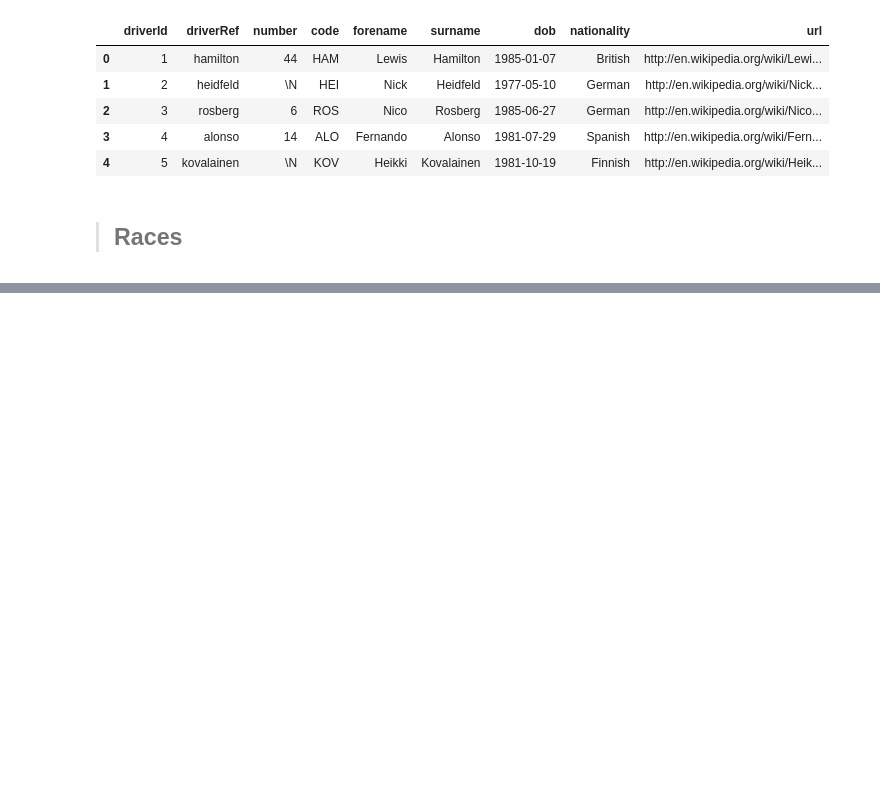
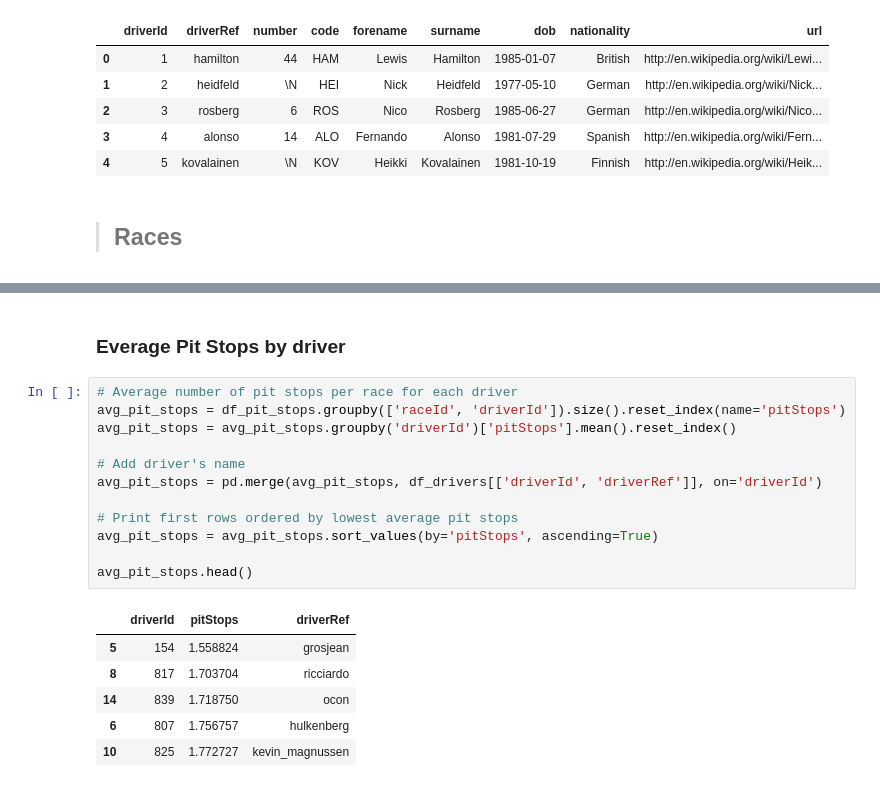
Before and after one commit to TBillaudeau/F1-ML-Prediction, a Jupyter notebook: notebooks/EDA.ipynb, the cells around one changed output, grey strips where cells are left out. Saved outputs shown, nothing was run; the diff lists cells and outputs as text; blank space fills up the shorter version.

```diff
--- a/notebooks/EDA.ipynb
+++ b/notebooks/EDA.ipynb
@@ -252,0 +264,21 @@ plt.show()
+# %% [markdown]
+### Everage Pit Stops by driver
+# %%
+# Average number of pit stops per race for each driver
+avg_pit_stops = df_pit_stops.groupby(['raceId', 'driverId']).size().reset_index(name='pitStops')
+avg_pit_stops = avg_pit_stops.groupby('driverId')['pitStops'].mean().reset_index()
+
+# Add driver's name
+avg_pit_stops = pd.merge(avg_pit_stops, df_drivers[['driverId', 'driverRef']], on='driverId')
+
+# Print first rows ordered by lowest average pit stops
+avg_pit_stops = avg_pit_stops.sort_values(by='pitStops', ascending=True)
+
+avg_pit_stops.head()
+# %% [output]
+|  | driverId | pitStops | driverRef |
+| 5 | 154 | 1.558824 | grosjean |
+| 8 | 817 | 1.703704 | ricciardo |
+| 14 | 839 | 1.718750 | ocon |
+| 6 | 807 | 1.756757 | hulkenberg |
+| 10 | 825 | 1.772727 | kevin_magnussen |
```
Also changed, not shown: parts of 10 cells of this notebook.
